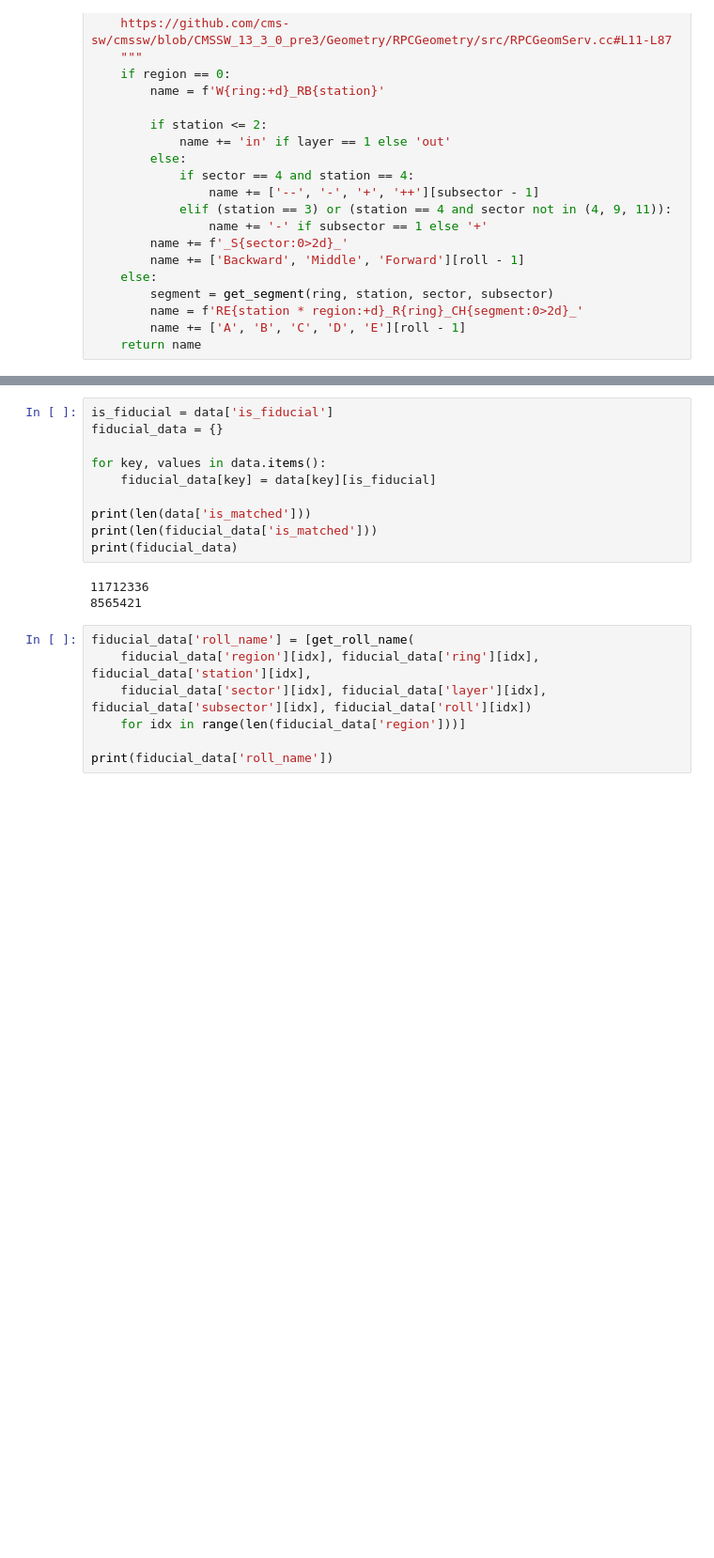
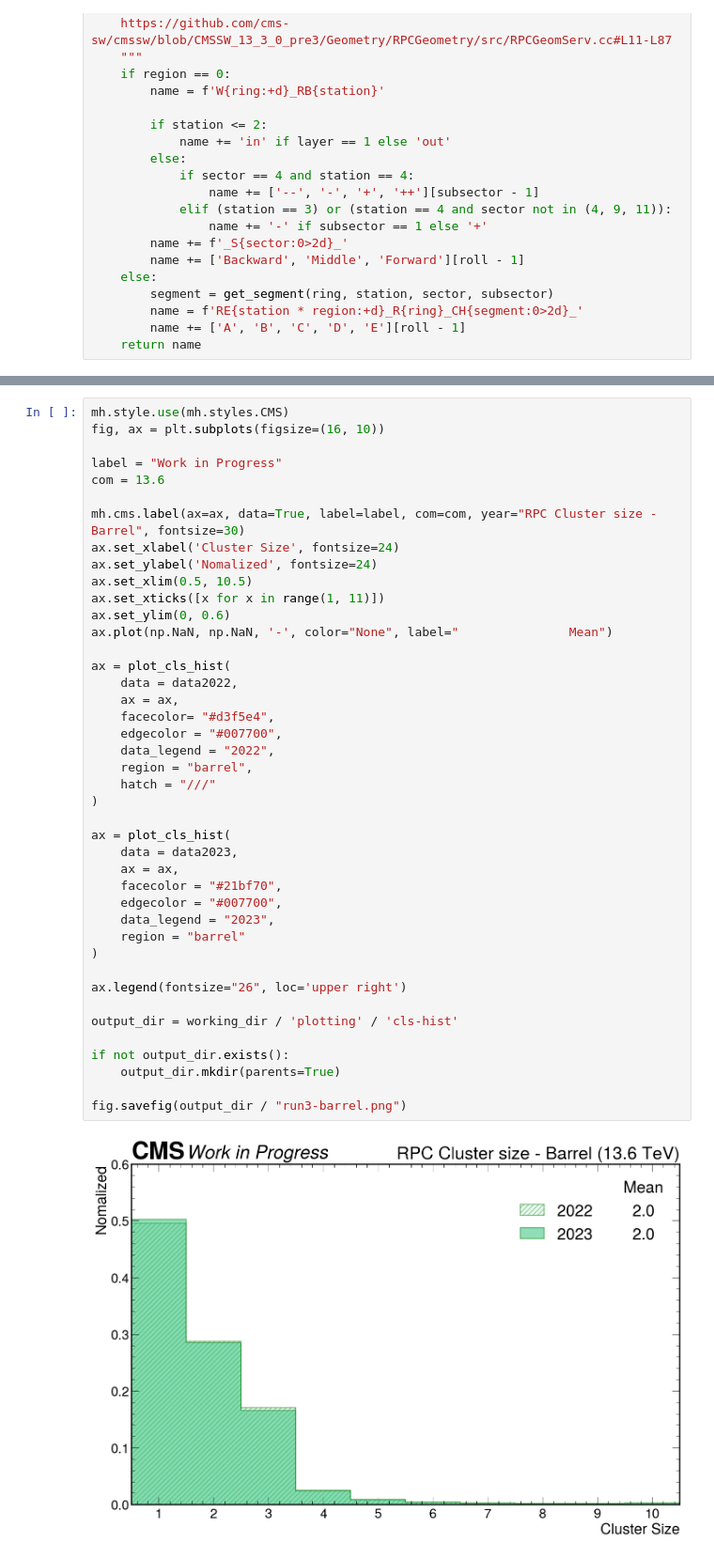
Before and after one commit to eigen1907/Workspace-RPC, a Jupyter notebook: 240425-TnP_RPC24/TnP_Plotting/plotting/cls-hist/cls-hist.ipynb, the cells around one changed output, grey strips where cells are left out. Shown: that part at 94% size. Saved outputs shown, nothing was run; the diff lists cells and outputs as text; blank space fills up the shorter version.

```diff
--- a/240425-TnP_RPC24/TnP_Plotting/plotting/cls-hist/cls-hist.ipynb
+++ b/240425-TnP_RPC24/TnP_Plotting/plotting/cls-hist/cls-hist.ipynb
@@ -68,20 +136,44 @@ else:
-# %%
-is_fiducial = data['is_fiducial']
-fiducial_data = {}
-
-for key, values in data.items():
-    fiducial_data[key] = data[key][is_fiducial]
-
-print(len(data['is_matched']))
-print(len(fiducial_data['is_matched']))
-print(fiducial_data)
-# %% [output]
-11712336
-8565421
-# %%
-fiducial_data['roll_name'] = [get_roll_name(
-    fiducial_data['region'][idx], fiducial_data['ring'][idx], fiducial_data['station'][idx],
-    fiducial_data['sector'][idx], fiducial_data['layer'][idx], fiducial_data['subsector'][idx], fiducial_data['roll'][idx])
-    for idx in range(len(fiducial_data['region']))]
-
-print(fiducial_data['roll_name'])
+# %%
+mh.style.use(mh.styles.CMS)
+fig, ax = plt.subplots(figsize=(16, 10))
+
+label = "Work in Progress"
+com = 13.6
+
+mh.cms.label(ax=ax, data=True, label=label, com=com, year="RPC Cluster size - Barrel", fontsize=30)
+ax.set_xlabel('Cluster Size', fontsize=24)
+ax.set_ylabel('Nomalized', fontsize=24)
+ax.set_xlim(0.5, 10.5)
+ax.set_xticks([x for x in range(1, 11)])
+ax.set_ylim(0, 0.6)
+ax.plot(np.NaN, np.NaN, '-', color="None", label="               Mean")
+
+ax = plot_cls_hist(
+    data = data2022,
+    ax = ax,
+    facecolor= "#d3f5e4",
+    edgecolor = "#007700",
+    data_legend = "2022",
+    region = "barrel",
+    hatch = "///"
+)
+
+ax = plot_cls_hist(
+    data = data2023,
+    ax = ax,
+    facecolor = "#21bf70",
+    edgecolor = "#007700",
+    data_legend = "2023",
+    region = "barrel"
+)
+
+ax.legend(fontsize="26", loc='upper right')
+
+output_dir = working_dir / 'plotting' / 'cls-hist'
+
+if not output_dir.exists():
+    output_dir.mkdir(parents=True)
+
+fig.savefig(output_dir / "run3-barrel.png")
+# %% [output]
+[figure, added]
```
Also changed, not shown: parts of 5 cells of this notebook, 6 other files.
